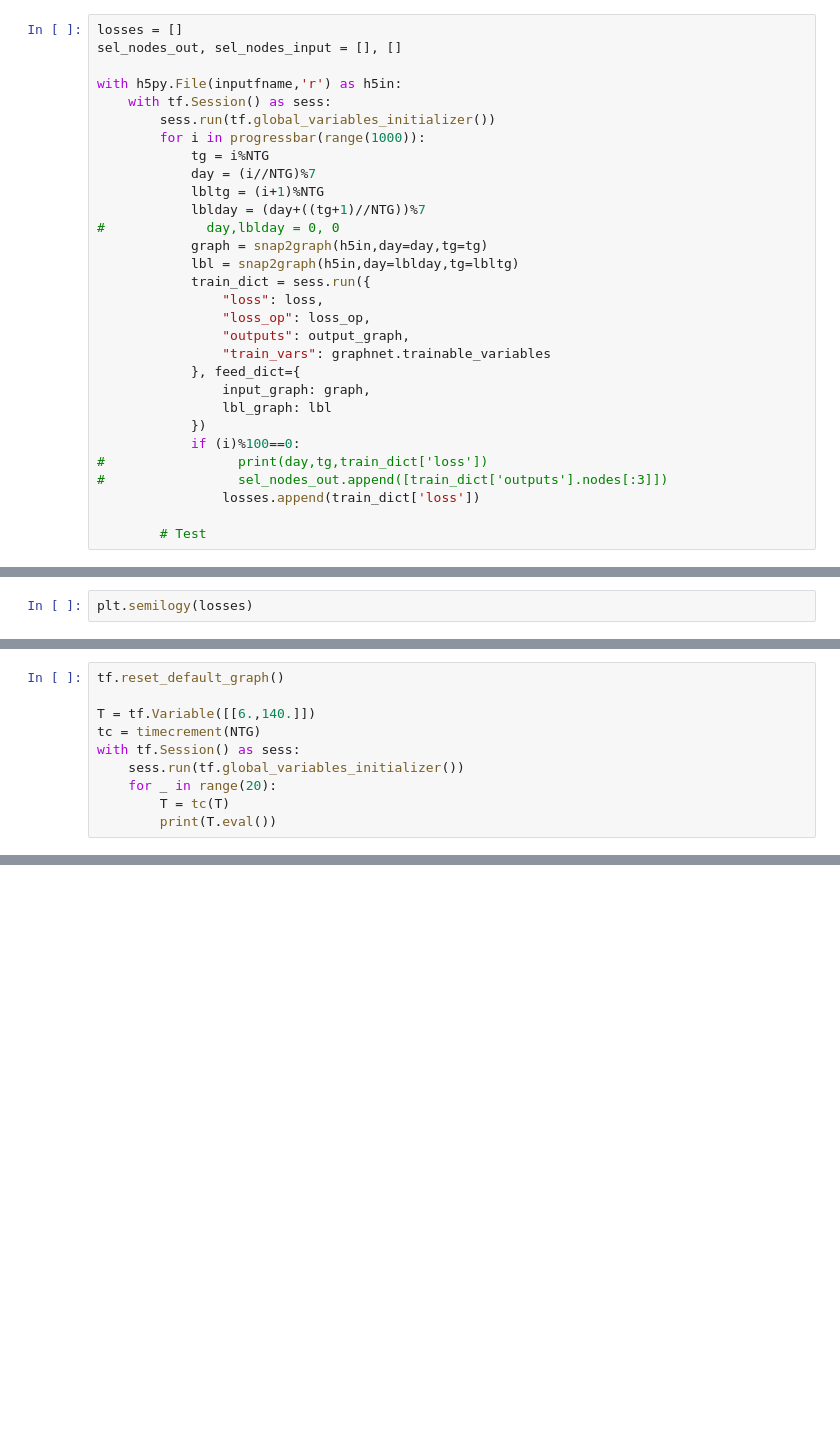
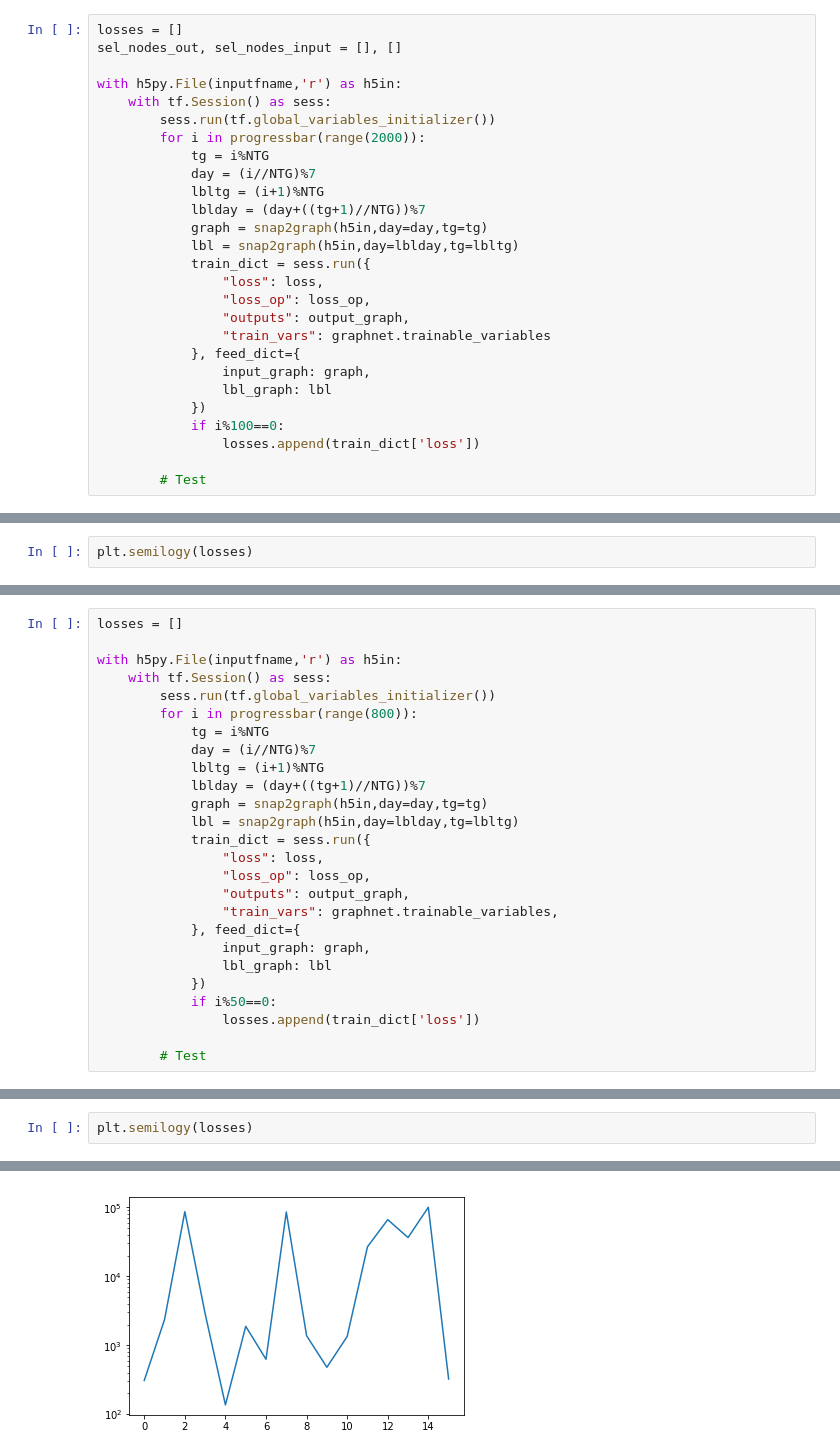
Before and after one commit to m-walters/graphnn_local, a Jupyter notebook: graph_nn.ipynb, the cells around one changed output, grey strips where cells are left out. Saved outputs shown, nothing was run; the diff lists cells and outputs as text; blank space fills up the shorter version.

```diff
--- a/graph_nn.ipynb
+++ b/graph_nn.ipynb
@@ -178,12 +197,11 @@ sel_nodes_out, sel_nodes_input = [], []
 with h5py.File(inputfname,'r') as h5in:
     with tf.Session() as sess:
         sess.run(tf.global_variables_initializer())
-        for i in progressbar(range(1000)):
+        for i in progressbar(range(2000)):
             tg = i%NTG
             day = (i//NTG)%7
             lbltg = (i+1)%NTG
             lblday = (day+((tg+1)//NTG))%7
-#             day,lblday = 0, 0
             graph = snap2graph(h5in,day=day,tg=tg)
             lbl = snap2graph(h5in,day=lblday,tg=lbltg)
             train_dict = sess.run({
@@ -195,9 +213,7 @@ with h5py.File(inputfname,'r') as h5in:
                 input_graph: graph,
                 lbl_graph: lbl
             })
-            if (i)%100==0:
-#                 print(day,tg,train_dict['loss'])
-#                 sel_nodes_out.append([train_dict['outputs'].nodes[:3]])
+            if i%100==0:
                 losses.append(train_dict['loss'])
 
         # Test
@@ -229,10 +224,0 @@ class timecrement(snt.Module):
-# %%
-tf.reset_default_graph()
-
-T = tf.Variable([[6.,140.]])
-tc = timecrement(NTG)
-with tf.Session() as sess:
-    sess.run(tf.global_variables_initializer())
-    for _ in range(20):
-        T = tc(T)
-        print(T.eval())
@@ -259,0 +260,26 @@ with tf.Session() as sess:
+# %%
+losses = []
+
+with h5py.File(inputfname,'r') as h5in:
+    with tf.Session() as sess:
+        sess.run(tf.global_variables_initializer())
+        for i in progressbar(range(800)):
+            tg = i%NTG
+            day = (i//NTG)%7
+            lbltg = (i+1)%NTG
+            lblday = (day+((tg+1)//NTG))%7
+            graph = snap2graph(h5in,day=day,tg=tg)
+            lbl = snap2graph(h5in,day=lblday,tg=lbltg)
+            train_dict = sess.run({
+                "loss": loss,
+                "loss_op": loss_op,
+                "outputs": output_graph,
+                "train_vars": graphnet.trainable_variables,
+            }, feed_dict={
+                input_graph: graph,
+                lbl_graph: lbl
+            })
+            if i%50==0:
+                losses.append(train_dict['loss'])
+
+        # Test
@@ -259,0 +288,3 @@ with tf.Session() as sess:
+# %%
+plt.semilogy(losses)
+# %% [output]
@@ -259,0 +292 @@ with tf.Session() as sess:
+[figure, added]
```
Also changed, not shown: parts of 30 cells of this notebook.
